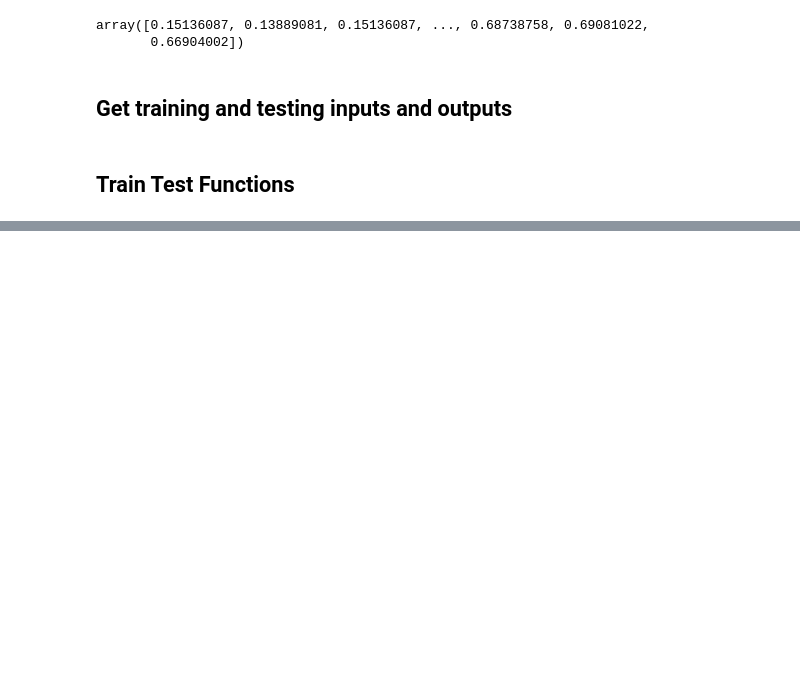
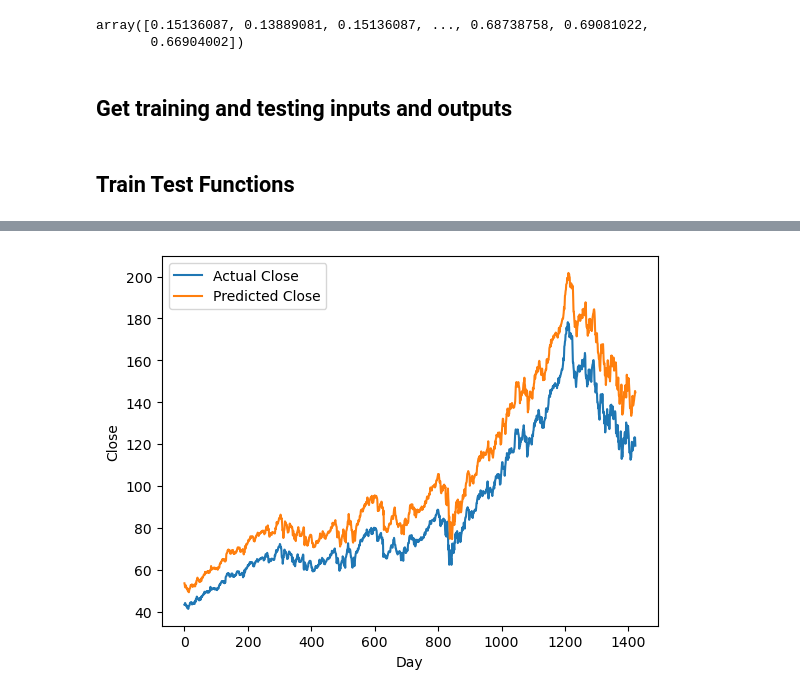
Before and after one commit to varadn/Stock_Forecasting_DL, a Jupyter notebook: mainRNN.ipynb, the cells around one changed output, grey strips where cells are left out. Drawn from its saved outputs; the diff is of its cells as text; code cells hidden in the pictures; blank space fills up the shorter version.

Commit message:
added output

```diff
--- a/mainRNN.ipynb
+++ b/mainRNN.ipynb
@@ -106,0 +107,9 @@ RMSE: 10.250100047818302
+# %%
+plt.plot(test_targets, label='Actual Close')
+plt.plot(test_outputs, label='Predicted Close')
+plt.xlabel('Day')
+plt.ylabel('Close')
+plt.legend()
+plt.show()
+# %% [output]
+[figure, added]
```
Also changed, not shown: parts of 2 cells of this notebook.
